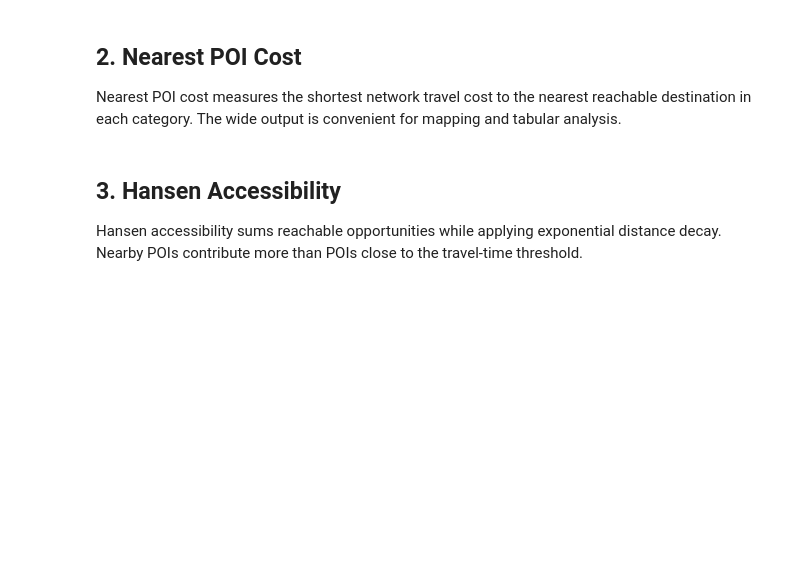
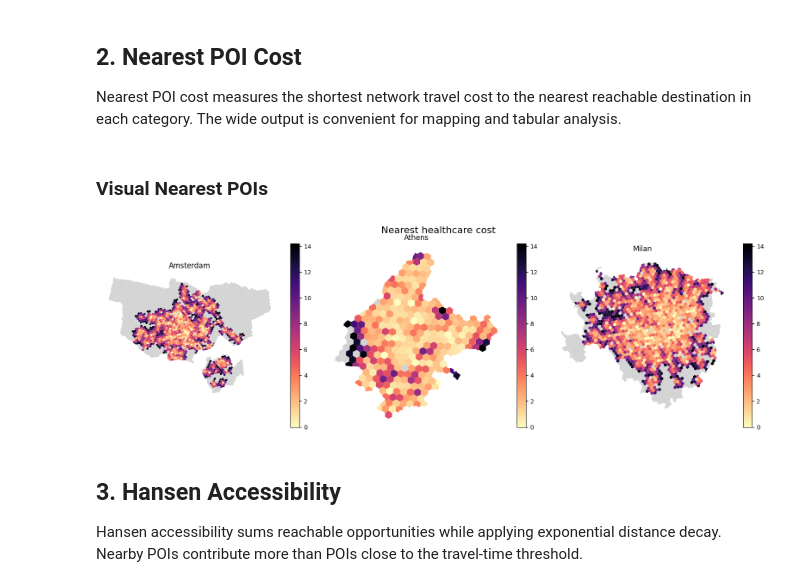
Before and after one commit to TransformTransport/accessX, a Jupyter notebook: notebooks/case_study_accessibility.ipynb, the cells around one changed output. Drawn from its saved outputs; the diff is of its cells as text; code cells hidden in the pictures; blank space fills up the shorter version.

```diff
--- a/notebooks/case_study_accessibility.ipynb
+++ b/notebooks/case_study_accessibility.ipynb
@@ -277,6 +294,37 @@ for city in city_data:
         show_progress=True,
     )
     acx.save_gdf(nearest_poi_costs[name], results_path / f"nearest_poi_costs_{name}.geojson")
+# %% [markdown]
+### Visual Nearest POIs
+# %%
+category = "healthcare"
+metric = f"nearest_cost_{category}_1"
+
+fig, axes = plt.subplots(1, len(cities), figsize=(16, 5))
+
+vmin = min(nearest_poi_costs[city][metric].quantile(0.02) for city in cities)
+vmax = max(nearest_poi_costs[city][metric].quantile(0.98) for city in cities)
+
+for ax, city in zip(axes, cities):
+    nearest_poi_costs[city].plot(
+        column=metric,
+        ax=ax,
+        legend=True,
+        cmap="magma_r",  # reversed because lower cost is better
+        vmin=vmin,
+        vmax=vmax,
+        edgecolor="none",
+        missing_kwds={"color": "lightgrey"},
+    )
+
+    ax.set_title(city.title())
+    ax.axis("off")
+
+fig.suptitle("Nearest healthcare cost", fontsize=16)
+plt.tight_layout()
+plt.show()
+# %% [output]
+[figure, added]
 # %% [markdown]
 ## 3. Hansen Accessibility
 
```
Also changed, not shown: parts of 14 cells of this notebook.
